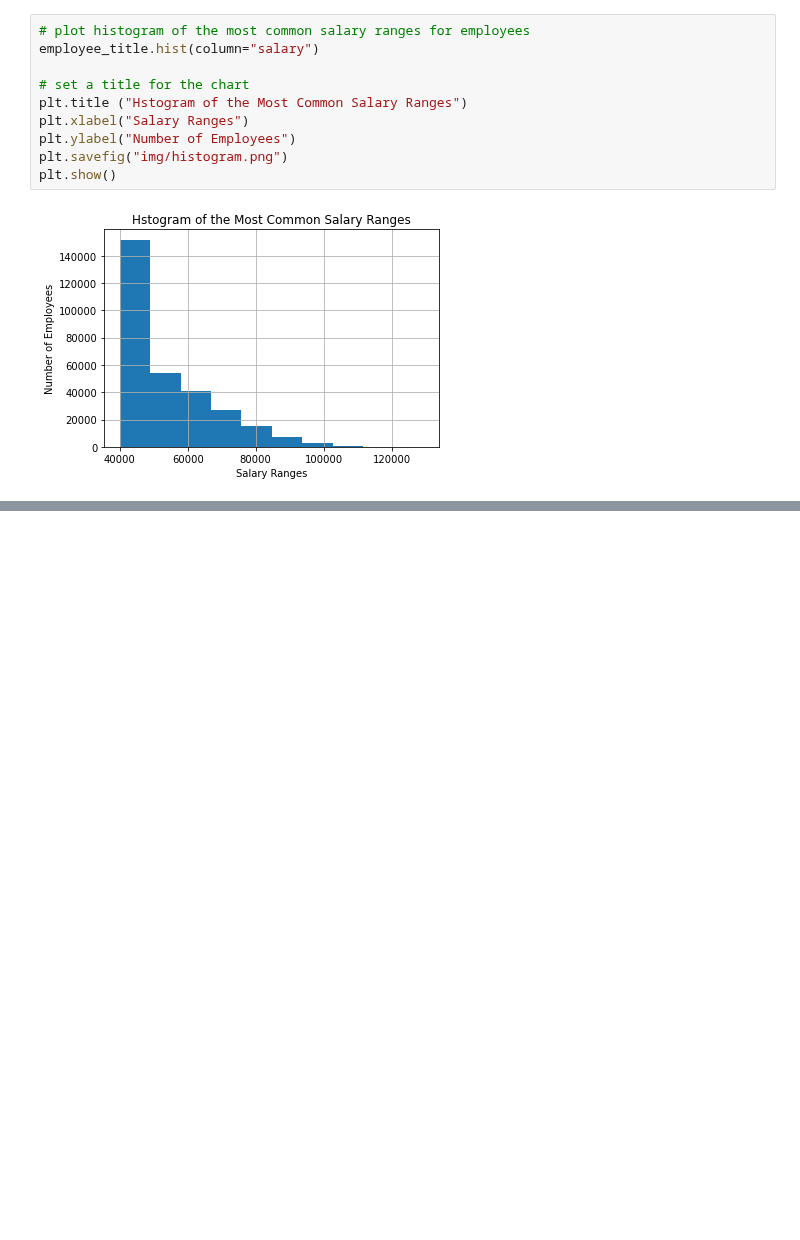
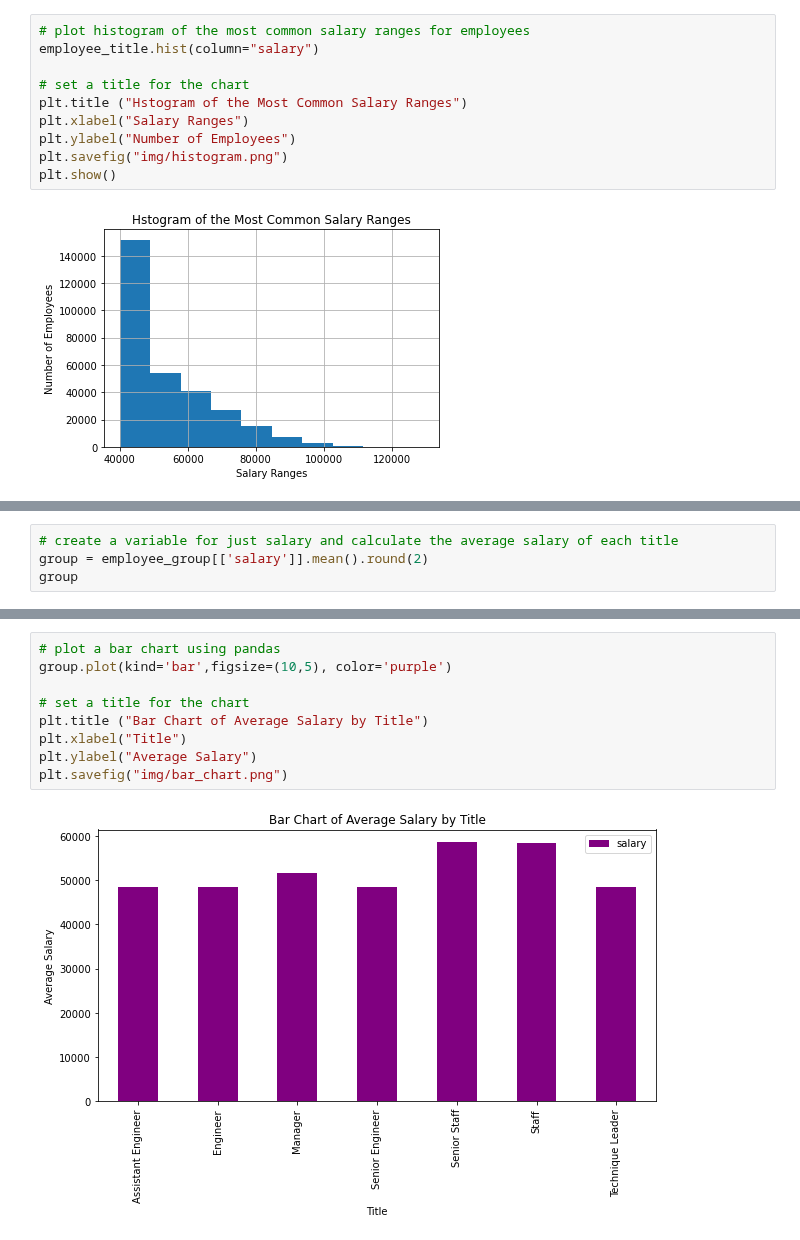
Before and after one commit to Shorleyshor/mainSQL-challenge, a Jupyter notebook: Untitled.ipynb, the cells around one changed output, grey strips where cells are left out. Cells and saved outputs as stored; diff of their text form; blank space fills up the shorter version.

```diff
--- a/Untitled.ipynb
+++ b/Untitled.ipynb
@@ -137,0 +126,4 @@ cd img./
+# %%
+# create a variable for just salary and calculate the average salary of each title
+group = employee_group[['salary']].mean().round(2)
+group
@@ -137,0 +140,11 @@ cd img./
+# %%
+# plot a bar chart using pandas
+group.plot(kind='bar',figsize=(10,5), color='purple')
+
+# set a title for the chart
+plt.title ("Bar Chart of Average Salary by Title")
+plt.xlabel("Title")
+plt.ylabel("Average Salary")
+plt.savefig("img/bar_chart.png")
+# %% [output]
+[figure, added]
```
Also changed, not shown: parts of 3 cells of this notebook, 1 other file.
